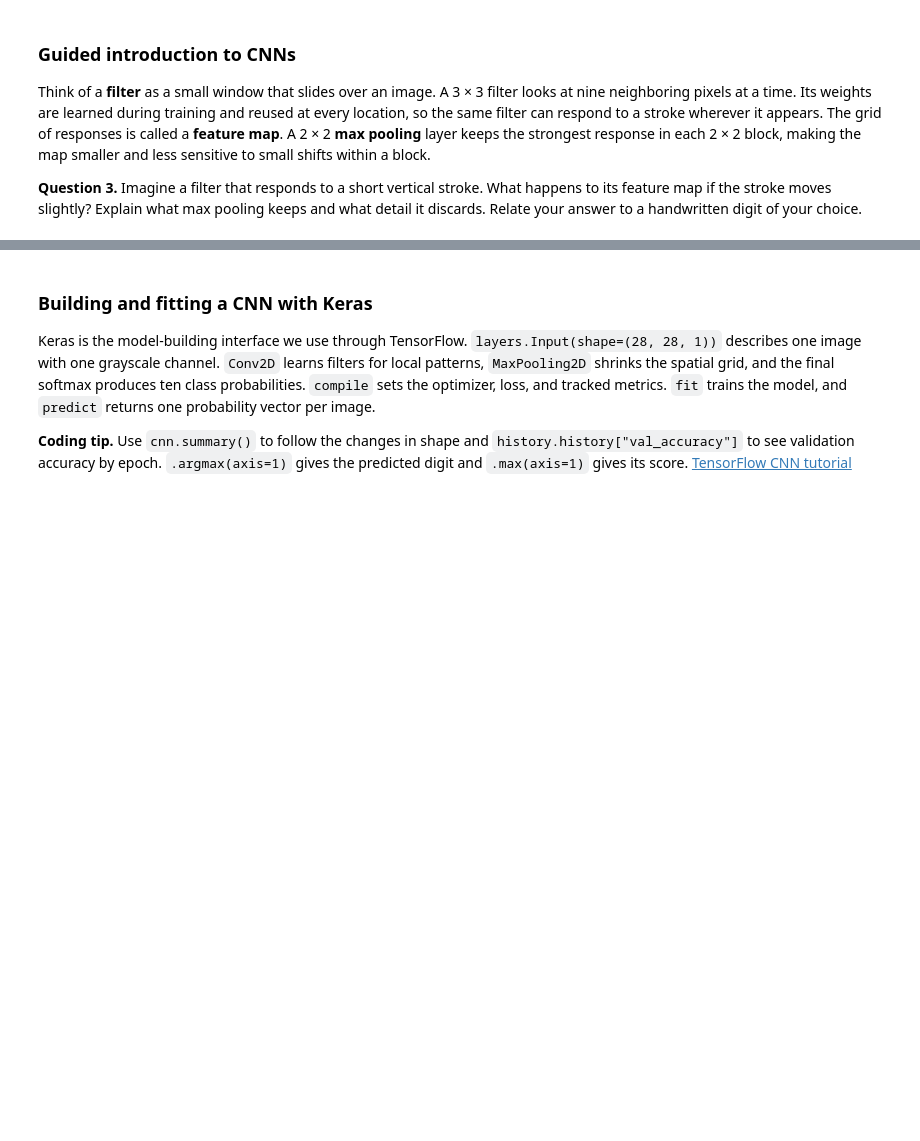
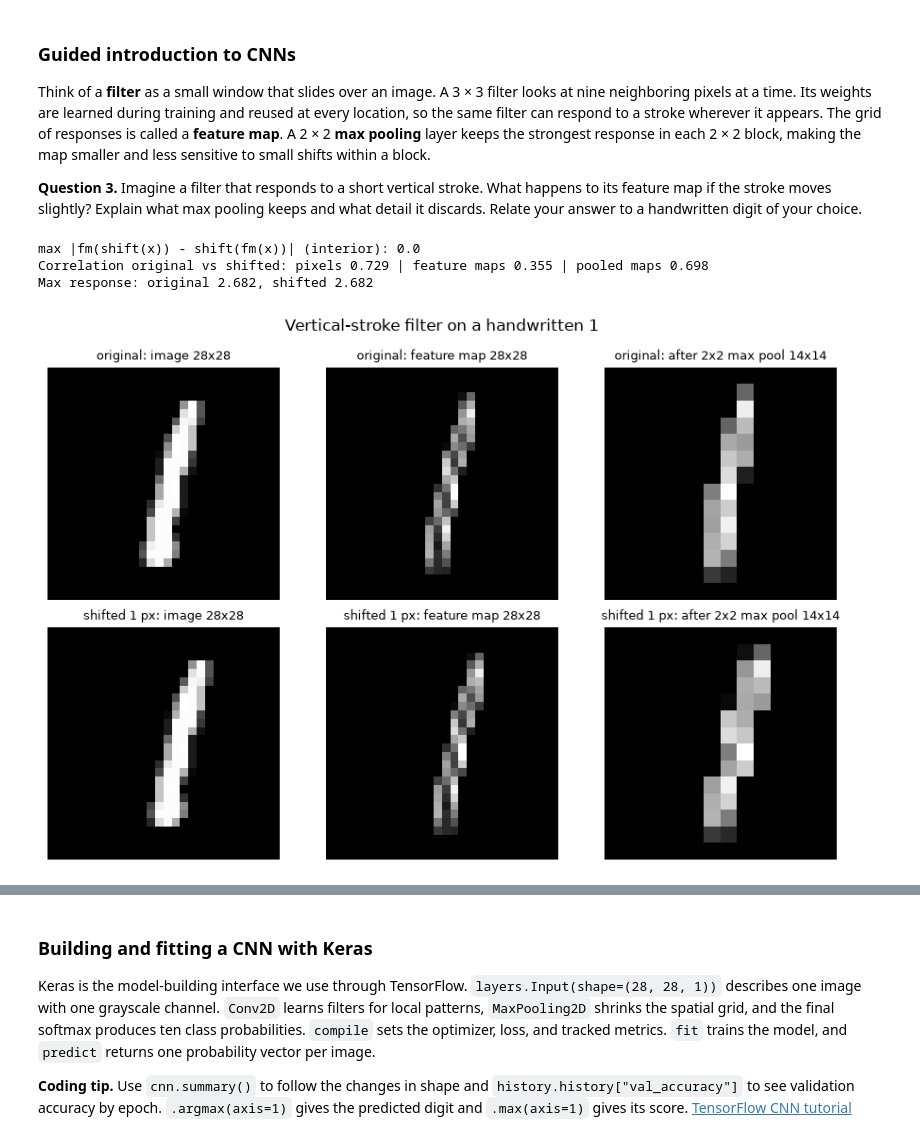
Before and after one commit to KEDES1998/ML_in_Econ, a Jupyter notebook: HW2/ML_Econ_2026_Homework_2.ipynb, the cells around one changed output, grey strips where cells are left out. Saved outputs shown, nothing was run; the diff lists cells and outputs as text; code cells hidden in the pictures; blank space fills up the shorter version.

```diff
--- a/HW2/ML_Econ_2026_Homework_2.ipynb
+++ b/HW2/ML_Econ_2026_Homework_2.ipynb
@@ -189,3 +212,11 @@ val_loader   = DataLoader(val_ds, batch_size=512, shuffle=False)
 test_loader  = DataLoader(test_ds, batch_size=512, shuffle=False)
 # %% [markdown]
 **Question 1.** Explain how the code prepares the data for neural network training. Why is the scaler fitted on the training observations alone? Using the variable definitions above, identify features for which standardizing the recorded codes may be a poor representation. Propose and justify an alternative encoding.
+# %%
+# Q1: inspect the recorded codes of the categorical / status variables
+for c in ["SEX", "EDUCATION", "MARRIAGE", "PAY_0"]:
+    print(c, credit_df[c].value_counts().sort_index().to_dict())
+
+# Does default risk rise monotonically in the code? (if not, a single linear scale is a poor representation)
+print("\nDefault rate by PAY_0:", credit_df.groupby("PAY_0")["default payment next month"].mean().round(3).to_dict())
+print("Default rate by EDUCATION:", credit_df.groupby("EDUCATION")["default payment next month"].mean().round(3).to_dict())
@@ -667,4 +1503,38 @@ plt.show()
 Think of a **filter** as a small window that slides over an image. A 3 × 3 filter looks at nine neighboring pixels at a time. Its weights are learned during training and reused at every location, so the same filter can respond to a stroke wherever it appears. The grid of responses is called a **feature map**. A 2 × 2 **max pooling** layer keeps the strongest response in each 2 × 2 block, making the map smaller and less sensitive to small shifts within a block.
 
 **Question 3.** Imagine a filter that responds to a short vertical stroke. What happens to its feature map if the stroke moves slightly? Explain what max pooling keeps and what detail it discards. Relate your answer to a handwritten digit of your choice.
+# %%
+# P2-Q3: a hand-made 3x3 vertical-stroke filter applied to a "1", before and after shifting it by one pixel
+def conv2d_same(img, k):
+    p = np.pad(img, 1)
+    return np.array([[np.sum(p[r:r + 3, c:c + 3] * k) for c in range(img.shape[1])] for r in range(img.shape[0])])
+
+def maxpool2(fm):
+    return fm.reshape(fm.shape[0] // 2, 2, fm.shape[1] // 2, 2).max(axis=(1, 3))
+
+k_vert = np.array([[-1, 2, -1]] * 3, dtype=float)  # responds to a bright vertical line on a dark background
+img = x_val[np.where(mnist_y_val == 1)[0][0]].astype(float) / 255.0
+img_s = shift_right(img[None], 1)[0]                # same digit, shifted 1 px right
+
+fm, fm_s = np.maximum(conv2d_same(img, k_vert), 0), np.maximum(conv2d_same(img_s, k_vert), 0)  # ReLU
+pm, pm_s = maxpool2(fm), maxpool2(fm_s)
+
+# Equivariance: the shifted image's feature map equals the original feature map shifted (interior columns)
+print("max |fm(shift(x)) - shift(fm(x))| (interior):", np.abs(fm_s[:, 2:-1] - shift_right(fm[None], 1)[0][:, 2:-1]).max().round(6))
+corr = lambda a, b: np.corrcoef(a.ravel(), b.ravel())[0, 1]
+print(f"Correlation original vs shifted: pixels {corr(img, img_s):.3f} | feature maps {corr(fm, fm_s):.3f} | pooled maps {corr(pm, pm_s):.3f}")
+print(f"Max response: original {fm.max():.3f}, shifted {fm_s.max():.3f}")
+
+fig, ax = plt.subplots(2, 3, figsize=(9, 6))
+for r, (a, b, c, lab) in enumerate([(img, fm, pm, "original"), (img_s, fm_s, pm_s, "shifted 1 px")]):
+    for col, (m, t) in enumerate([(a, "image 28x28"), (b, "feature map 28x28"), (c, "after 2x2 max pool 14x14")]):
+        ax[r, col].imshow(m, cmap="gray"); ax[r, col].set_title(f"{lab}: {t}", fontsize=9); ax[r, col].axis("off")
+plt.suptitle("Vertical-stroke filter on a handwritten 1")
+plt.tight_layout()
+plt.show()
+# %% [output]
+max |fm(shift(x)) - shift(fm(x))| (interior): 0.0
+Correlation original vs shifted: pixels 0.729 | feature maps 0.355 | pooled maps 0.698
+Max response: original 2.682, shifted 2.682
+[figure, added]
 # %% [markdown]
```
Also changed, not shown: parts of 63 cells of this notebook, 1 other file.
